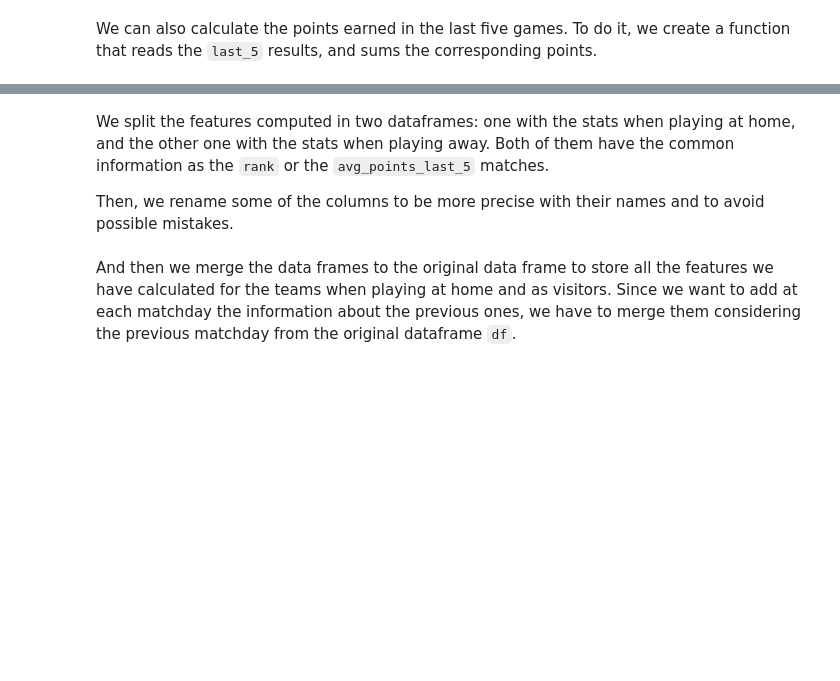
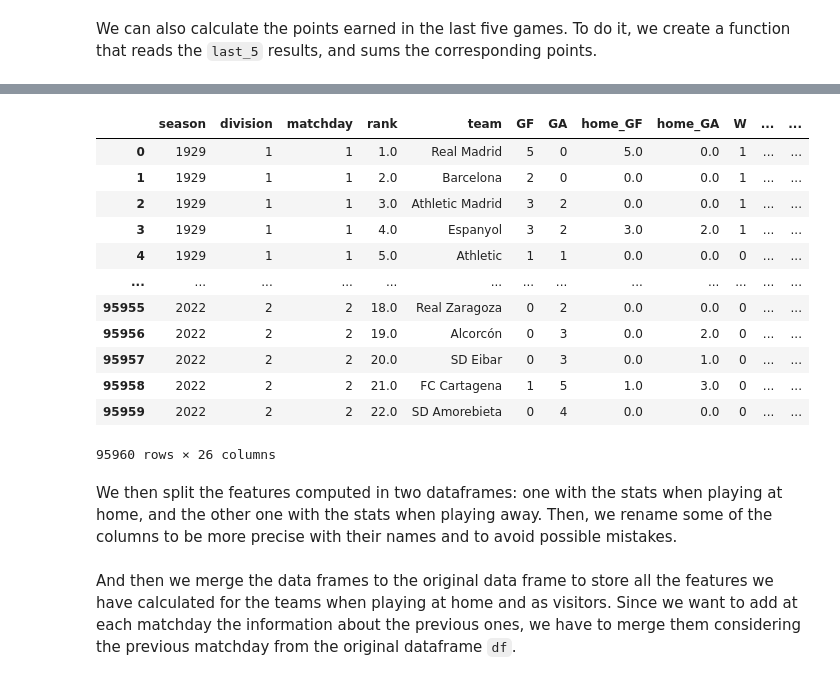
Before and after one commit to ManuIluro22/LaLiga, a Jupyter notebook: analysis/ModelAnalysis.ipynb, the cells around one changed output, grey strips where cells are left out. Drawn from its saved outputs; the diff is of its cells as text; code cells hidden in the pictures; blank space fills up the shorter version.

```diff
--- a/analysis/ModelAnalysis.ipynb
+++ b/analysis/ModelAnalysis.ipynb
@@ -214,5 +249,45 @@ matchday_standings['avg_points_last_5'] = matchday_standings['last_5'].apply(cal
+# %%
+max_rank_by_season = matchday_standings.groupby(['season', 'division'])['rank'].max().reset_index()
+max_rank_by_season.columns = ['season', 'division', 'max_rank']
+
+max_rank_div1_by_season = matchday_standings[matchday_standings['division'] == 1].groupby('season')['rank'].max().reset_index()
+max_rank_div1_by_season.columns = ['season', 'max_rank_div1']
+
+matchday_standings = matchday_standings.merge(max_rank_by_season, on=['season', 'division'], how='left')
+matchday_standings = matchday_standings.merge(max_rank_div1_by_season, on='season', how='left')
+
+matchday_standings['rank_5_last_seasons'] = np.where(
+    matchday_standings['rank_5_last_seasons'].isna(),
+    np.where(
+        matchday_standings['season'] == 1929,
+        0,
+        np.where(
+            matchday_standings['division'] == 2,
+            matchday_standings['max_rank_div1'] + matchday_standings['max_rank'] + 1,
+            matchday_standings['max_rank'] + 1
+        )
+    ),
+    matchday_standings['rank_5_last_seasons']
+)
+
+
+matchday_standings.drop(columns=['max_rank', 'max_rank_div1'],inplace=True)
+
+display(matchday_standings)
+# %% [output]
+|  | season | division | matchday | rank | team | GF | GA | home_GF | home_GA | W | ... | ... |
+| 0 | 1929 | 1 | 1 | 1.0 | Real Madrid | 5 | 0 | 5.0 | 0.0 | 1 | ... | ... |
+| 1 | 1929 | 1 | 1 | 2.0 | Barcelona | 2 | 0 | 0.0 | 0.0 | 1 | ... | ... |
+| 2 | 1929 | 1 | 1 | 3.0 | Athletic Madrid | 3 | 2 | 0.0 | 0.0 | 1 | ... | ... |
+| 3 | 1929 | 1 | 1 | 4.0 | Espanyol | 3 | 2 | 3.0 | 2.0 | 1 | ... | ... |
+| 4 | 1929 | 1 | 1 | 5.0 | Athletic | 1 | 1 | 0.0 | 0.0 | 0 | ... | ... |
+| ... | ... | ... | ... | ... | ... | ... | ... | ... | ... | ... | ... | ... |
+| 95955 | 2022 | 2 | 2 | 18.0 | Real Zaragoza | 0 | 2 | 0.0 | 0.0 | 0 | ... | ... |
+| 95956 | 2022 | 2 | 2 | 19.0 | Alcorcón | 0 | 3 | 0.0 | 2.0 | 0 | ... | ... |
+| 95957 | 2022 | 2 | 2 | 20.0 | SD Eibar | 0 | 3 | 0.0 | 1.0 | 0 | ... | ... |
+| 95958 | 2022 | 2 | 2 | 21.0 | FC Cartagena | 1 | 5 | 1.0 | 3.0 | 0 | ... | ... |
+| 95959 | 2022 | 2 | 2 | 22.0 | SD Amorebieta | 0 | 4 | 0.0 | 0.0 | 0 | ... | ... |
+95960 rows × 26 columns
 # %% [markdown]
-We split the features computed in two dataframes: one with the stats when playing at home, and the other one with the stats when playing away. Both of them have the common information as the `rank` or the `avg_points_last_5` matches.
-
-Then, we rename some of the columns to be more precise with their names and to avoid possible mistakes.
+We then split the features computed in two dataframes: one with the stats when playing at home, and the other one with the stats when playing away. Then, we rename some of the columns to be more precise with their names and to avoid possible mistakes.
 # %%
```
Also changed, not shown: parts of 20 cells of this notebook.
